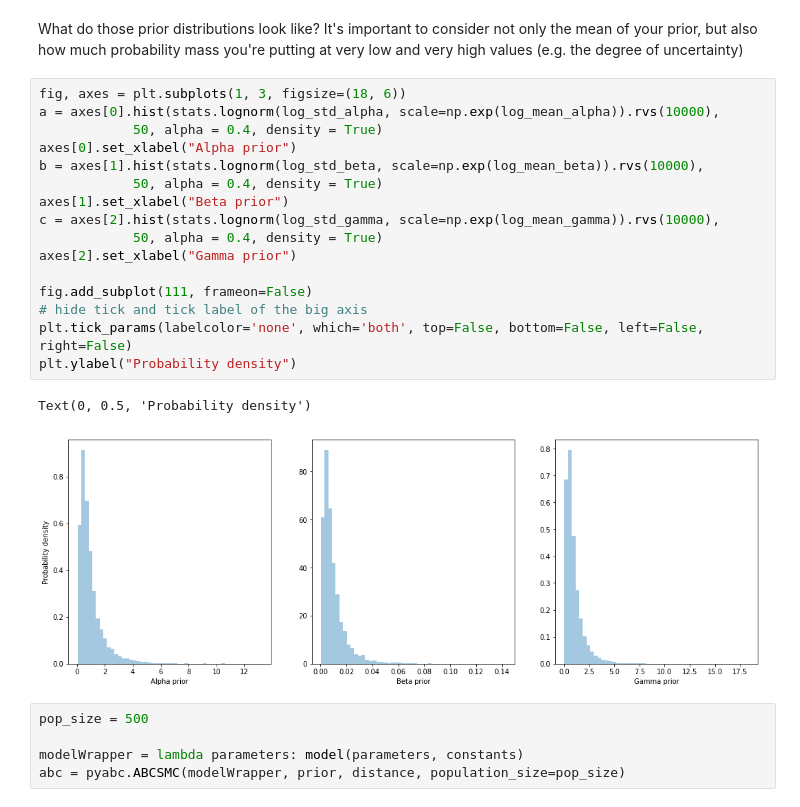
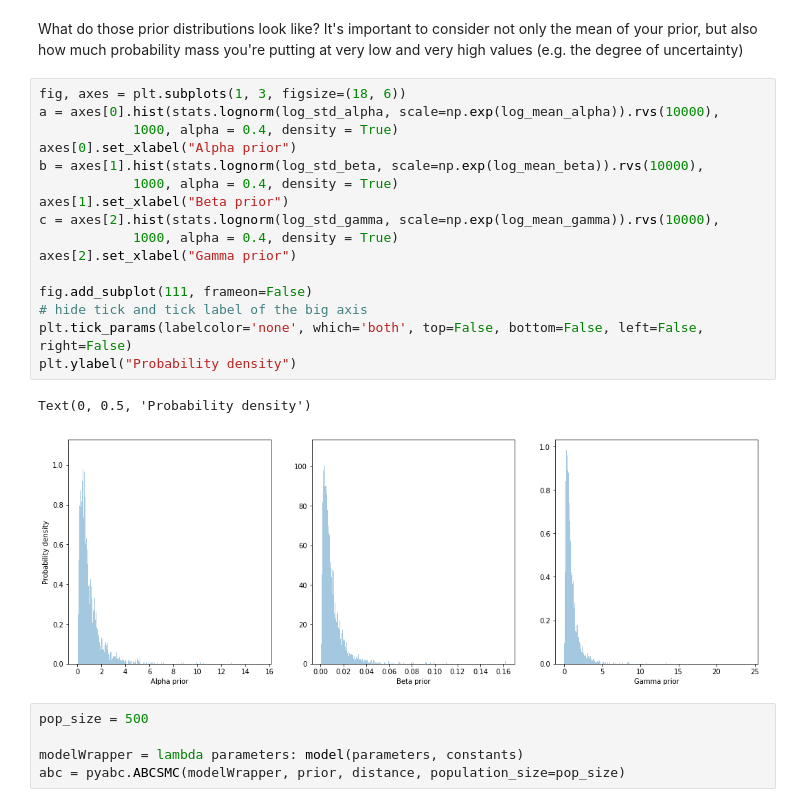
Before and after one commit to CalumGabbutt/FitModelsData, a Jupyter notebook: FitModelsDataABC.ipynb, the cells around one changed output. Cells and saved outputs as stored; diff of their text form.

```diff
--- a/FitModelsDataABC.ipynb
+++ b/FitModelsDataABC.ipynb
@@ -215,22 +216,22 @@ What do those prior distributions look like? It's important to consider not only
 # %%
 fig, axes = plt.subplots(1, 3, figsize=(18, 6))
 a = axes[0].hist(stats.lognorm(log_std_alpha, scale=np.exp(log_mean_alpha)).rvs(10000),
-            50, alpha = 0.4, density = True)
+            1000, alpha = 0.4, density = True)
 axes[0].set_xlabel("Alpha prior")
 b = axes[1].hist(stats.lognorm(log_std_beta, scale=np.exp(log_mean_beta)).rvs(10000),
-            50, alpha = 0.4, density = True)
+            1000, alpha = 0.4, density = True)
 axes[1].set_xlabel("Beta prior")
 c = axes[2].hist(stats.lognorm(log_std_gamma, scale=np.exp(log_mean_gamma)).rvs(10000),
-            50, alpha = 0.4, density = True)
+            1000, alpha = 0.4, density = True)
 axes[2].set_xlabel("Gamma prior")
 
 fig.add_subplot(111, frameon=False)
 # hide tick and tick label of the big axis
 plt.tick_params(labelcolor='none', which='both', top=False, bottom=False, left=False, right=False)
 plt.ylabel("Probability density")
 # %% [output]
 Text(0, 0.5, 'Probability density')
-[figure, old version]
+[figure, new version]
 # %%
 pop_size = 500
 
```
Also changed, not shown: parts of 34 cells of this notebook.
